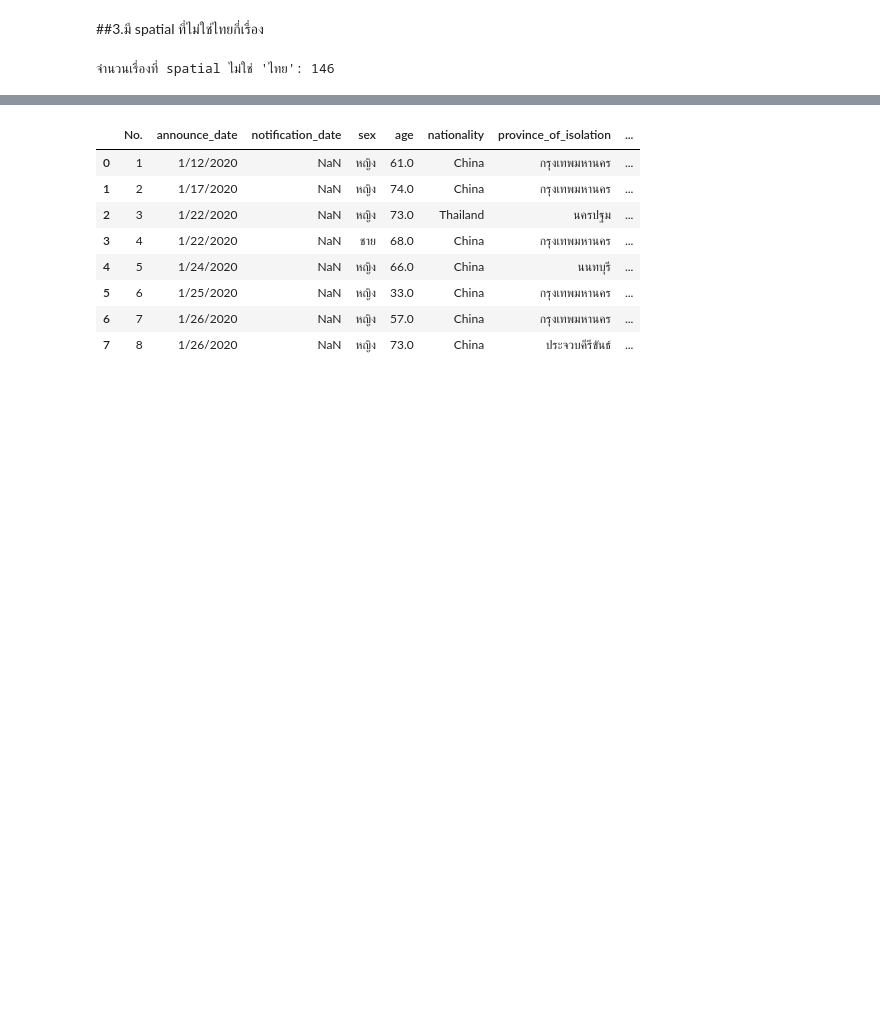
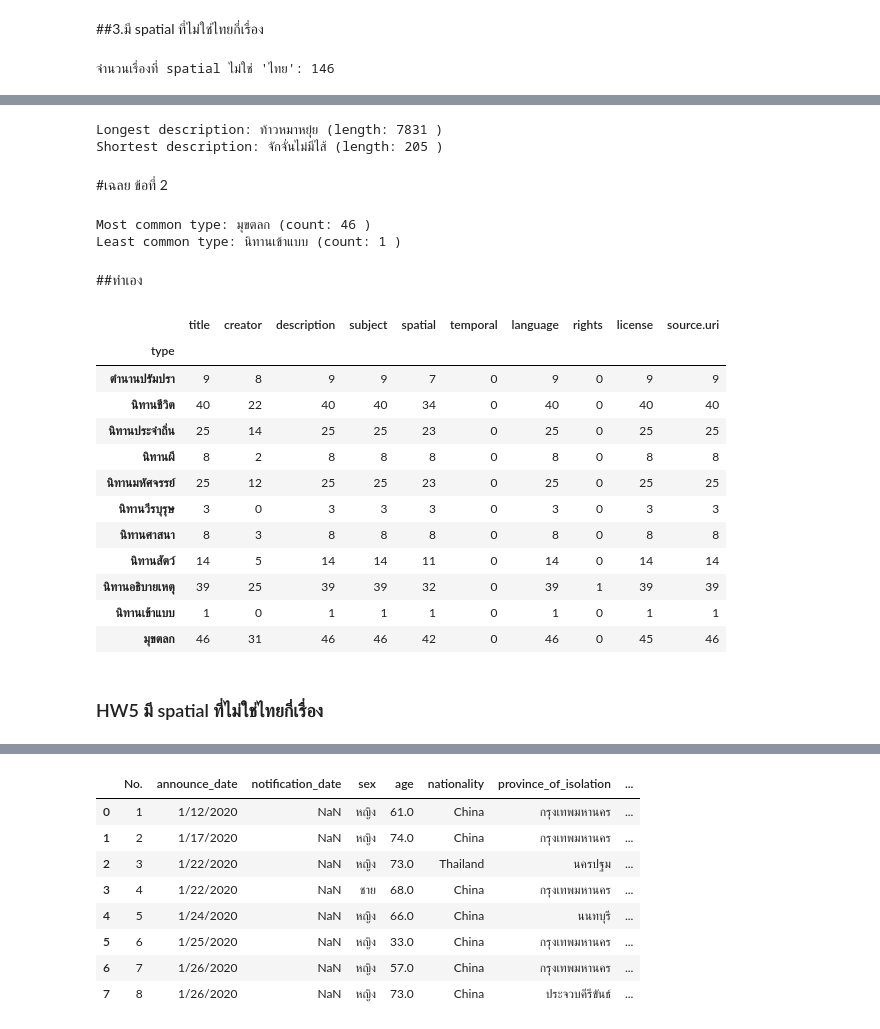
Before and after one commit to Suwannaket1/python_dataviz2024, a Jupyter notebook: Pandas_101_2024.ipynb, the cells around one changed output, grey strips where cells are left out. Drawn from its saved outputs; the diff is of its cells as text; code cells hidden in the pictures; blank space fills up the shorter version.

Commit message:
dropna duplicate +fillna

```diff
--- a/Pandas_101_2024.ipynb
+++ b/Pandas_101_2024.ipynb
@@ -342,0 +349,15 @@ print("จำนวนเรื่องที่ spatial ไม่ใช่ '
+# %%
+# prompt: ลบ row ที่มีค่าว่างใน coulumn description
+
+folk_df = folk_df.dropna(subset=['description'])
+# %%
+# prompt: ลบ html  tags และ html codes ออกจาก text ใน column description ใช้ beautifulSoup
+
+from bs4 import BeautifulSoup
+
+def remove_html_tags(text):
+    soup = BeautifulSoup(text, "html.parser")
+    clean_text = soup.get_text()
+    return clean_text
+
+folk_df['description'] = folk_df['description'].apply(remove_html_tags)
@@ -342,0 +377,65 @@ print("จำนวนเรื่องที่ spatial ไม่ใช่ '
+# %%
+# prompt: description ของ row ไหนยาวที่สุดและสั้นที่สุด  print name และ ความยาว
+
+longest_description = ''
+shortest_description = None
+longest_description_title = ''
+shortest_description_title = ''
+
+for i in range(len(folk_df)):
+  description = folk_df.iloc[i, folk_df.columns.get_loc('description')]
+  if description:
+    if not shortest_description or len(description) < len(shortest_description):
+      shortest_description = description
+      shortest_description_title = folk_df.iloc[i, folk_df.columns.get_loc('title')]
+    if len(description) > len(longest_description):
+      longest_description = description
+      longest_description_title = folk_df.iloc[i, folk_df.columns.get_loc('title')]
+
+print("Longest description:", longest_description_title, "(length:", len(longest_description), ")")
+print("Shortest description:", shortest_description_title, "(length:", len(shortest_description), ")")
+# %% [output]
+Longest description: ท้าวหมาหยุ๋ย (length: 7831 )
+Shortest description: จักจั่นไม่มีไส้ (length: 205 )
+# %% [markdown]
+#เฉลย ข้อที่ 2
+# %%
+# prompt: ลบค่าว่างใน column type
+
+folk_df = folk_df.dropna(subset=['type'])
+# %%
+# prompt: ชนิดของนิทานที่มีจำนวน row มากที่สุดและน้อยที่สุด
+
+# Count the occurrences of each type
+type_counts = folk_df['type'].value_counts()
+
+# Find the type with the maximum and minimum count
+most_common_type = type_counts.idxmax()
+least_common_type = type_counts.idxmin()
+
+# Print the results
+print("Most common type:", most_common_type, "(count:", type_counts[most_common_type], ")")
+print("Least common type:", least_common_type, "(count:", type_counts[least_common_type], ")")
+# %% [output]
+Most common type: มุขตลก (count: 46 )
+Least common type: นิทานเข้าแบบ (count: 1 )
+# %% [markdown]
+##ทำเอง
+# %%
+folk_df.groupby('type').count()
+# %% [output]
+|  | title | creator | description | subject | spatial | temporal | language | rights | license | source.uri |
+| type |  |  |  |  |  |  |  |  |  |  |
+| ตำนานปรัมปรา | 9 | 8 | 9 | 9 | 7 | 0 | 9 | 0 | 9 | 9 |
+| นิทานชีวิต | 40 | 22 | 40 | 40 | 34 | 0 | 40 | 0 | 40 | 40 |
+| นิทานประจำถิ่น | 25 | 14 | 25 | 25 | 23 | 0 | 25 | 0 | 25 | 25 |
+| นิทานผี | 8 | 2 | 8 | 8 | 8 | 0 | 8 | 0 | 8 | 8 |
+| นิทานมหัศจรรย์ | 25 | 12 | 25 | 25 | 23 | 0 | 25 | 0 | 25 | 25 |
+| นิทานวีรบุรุษ | 3 | 0 | 3 | 3 | 3 | 0 | 3 | 0 | 3 | 3 |
+| นิทานศาสนา | 8 | 3 | 8 | 8 | 8 | 0 | 8 | 0 | 8 | 8 |
+| นิทานสัตว์ | 14 | 5 | 14 | 14 | 11 | 0 | 14 | 0 | 14 | 14 |
+| นิทานอธิบายเหตุ | 39 | 25 | 39 | 39 | 32 | 0 | 39 | 1 | 39 | 39 |
+| นิทานเข้าแบบ | 1 | 0 | 1 | 1 | 1 | 0 | 1 | 0 | 1 | 1 |
+| มุขตลก | 46 | 31 | 46 | 46 | 42 | 0 | 46 | 0 | 45 | 46 |
+# %% [markdown]
+### HW5 มี spatial ที่ไม่ใช่ไทยกี่เรื่อง
```
Also changed, not shown: parts of 43 cells of this notebook.
